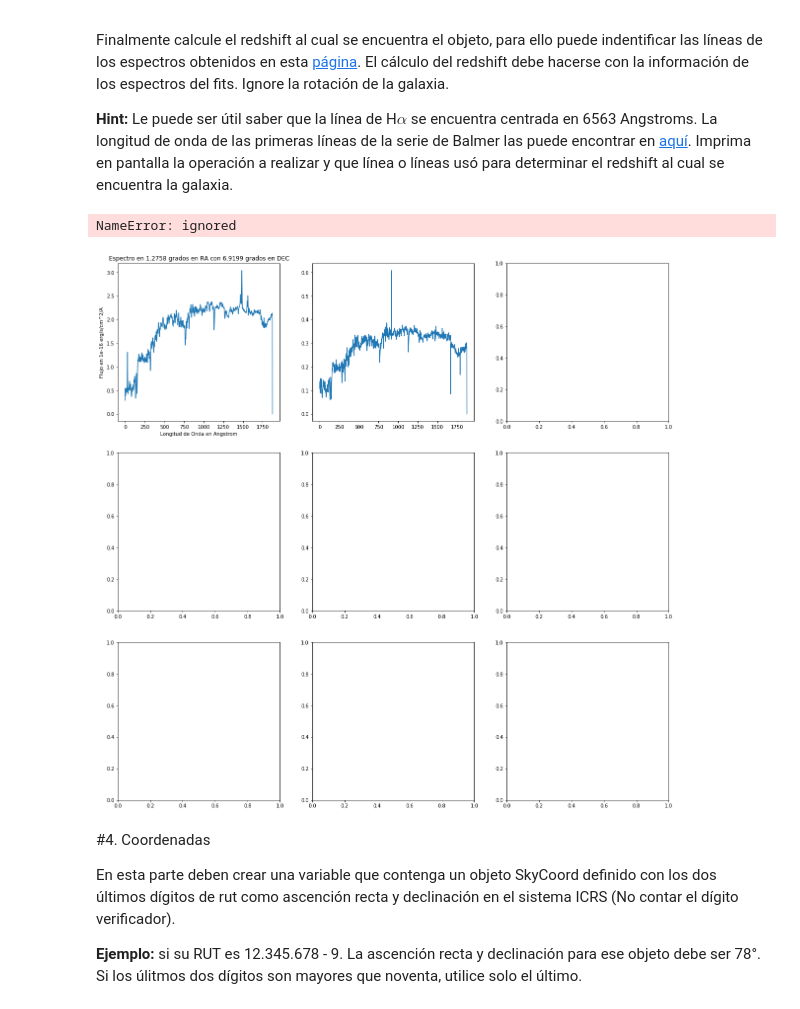
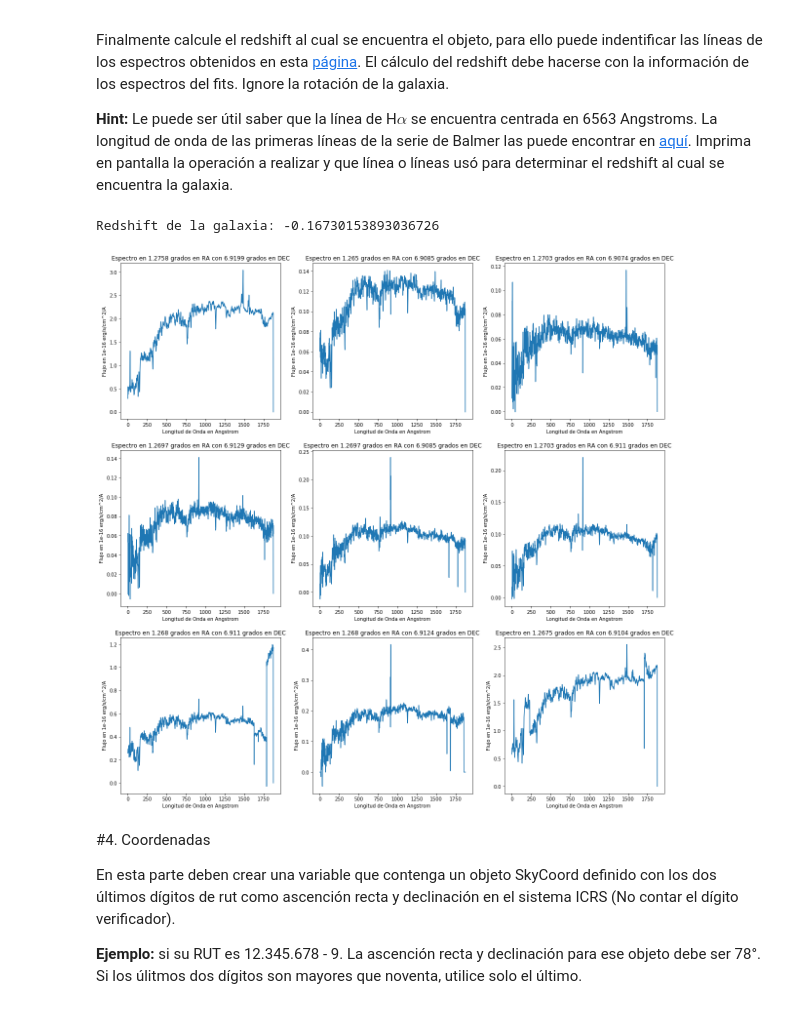
Before and after one commit to kosarrara/minitarea4, a Jupyter notebook: minitarea4.ipynb, the cells around one changed output. Saved outputs shown, nothing was run; the diff lists cells and outputs as text; code cells hidden in the pictures.

```diff
--- a/minitarea4.ipynb
+++ b/minitarea4.ipynb
@@ -231,35 +328,45 @@ ax[1,0].set_ylabel("Flujo en "+units)
 ax[1,1].plot(Recorte4)
 ax[1,1].set_title("Espectro en "+str(round(RA[RA4],4))+" grados en RA con "+str(round(DEC[DEC4],4))+ " grados en DEC")
 ax[1,1].set_xticks((0,250,500,750,1000,1250,1500,1750),(WaveLengh[0],WaveLengh[250],WaveLengh[500],WaveLengh[750],WaveLengh[1000],WaveLengh[1250],WaveLengh[1500],WaveLengh[1750]))
 ax[1,1].set_xlabel("Longitud de Onda en Angstrom")
 ax[1,1].set_ylabel("Flujo en "+units)
 
 ax[1,2].plot(Recorte5)
 ax[1,2].set_title("Espectro en "+str(round(RA[RA5],4))+" grados en RA con "+str(round(DEC[DEC5],4))+ " grados en DEC")
 ax[1,2].set_xticks((0,250,500,750,1000,1250,1500,1750),(WaveLengh[0],WaveLengh[250],WaveLengh[500],WaveLengh[750],WaveLengh[1000],WaveLengh[1250],WaveLengh[1500],WaveLengh[1750]))
 ax[1,2].set_xlabel("Longitud de Onda en Angstrom")
 ax[1,2].set_ylabel("Flujo en "+units)
 
 ax[2,0].plot(Recorte6)
 ax[2,0].set_title("Espectro en "+str(round(RA[RA6],4))+" grados en RA con "+str(round(DEC[DEC6],4))+ " grados en DEC")
 ax[2,0].set_xticks((0,250,500,750,1000,1250,1500,1750),(WaveLengh[0],WaveLengh[250],WaveLengh[500],WaveLengh[750],WaveLengh[1000],WaveLengh[1250],WaveLengh[1500],WaveLengh[1750]))
 ax[2,0].set_xlabel("Longitud de Onda en Angstrom")
 ax[2,0].set_ylabel("Flujo en "+units)
 
 ax[2,1].plot(Recorte7)
 ax[2,1].set_title("Espectro en "+str(round(RA[RA7],4))+" grados en RA con "+str(round(DEC[DEC7],4))+ " grados en DEC")
 ax[2,1].set_xticks((0,250,500,750,1000,1250,1500,1750),(WaveLengh[0],WaveLengh[250],WaveLengh[500],WaveLengh[750],WaveLengh[1000],WaveLengh[1250],WaveLengh[1500],WaveLengh[1750]))
 ax[2,1].set_xlabel("Longitud de Onda en Angstrom")
 ax[2,1].set_ylabel("Flujo en "+units)
 
 ax[2,2].plot(Recorte8)
 ax[2,2].set_title("Espectro en "+str(round(RA[RA8],4))+" grados en RA con "+str(round(DEC[DEC8],4))+ " grados en DEC")
 ax[2,2].set_xticks((0,250,500,750,1000,1250,1500,1750),(WaveLengh[0],WaveLengh[250],WaveLengh[500],WaveLengh[750],WaveLengh[1000],WaveLengh[1250],WaveLengh[1500],WaveLengh[1750]))
 ax[2,2].set_xlabel("Longitud de Onda en Angstrom")
 ax[2,2].set_ylabel("Flujo en "+units)
+
+#Redshift
+import pandas as pd
+#Espectro Conocido:
+em=6563
+#Espectro detectado en el pixel de referencia:
+det=pd.Series(data=data[:,pRA,pDEC],index=WVLN)
+DetectedF=det.idxmax()
+redshift=(DetectedF/em)-1
+print("Redshift de la galaxia: "+str(redshift))
 # %% [output]
-NameError: ignored
+Redshift de la galaxia: -0.16730153893036726
-[figure, old version]
+[figure, new version]
 # %% [markdown]
 #4. Coordenadas
 
```
Also changed, not shown: parts of 6 cells of this notebook.
